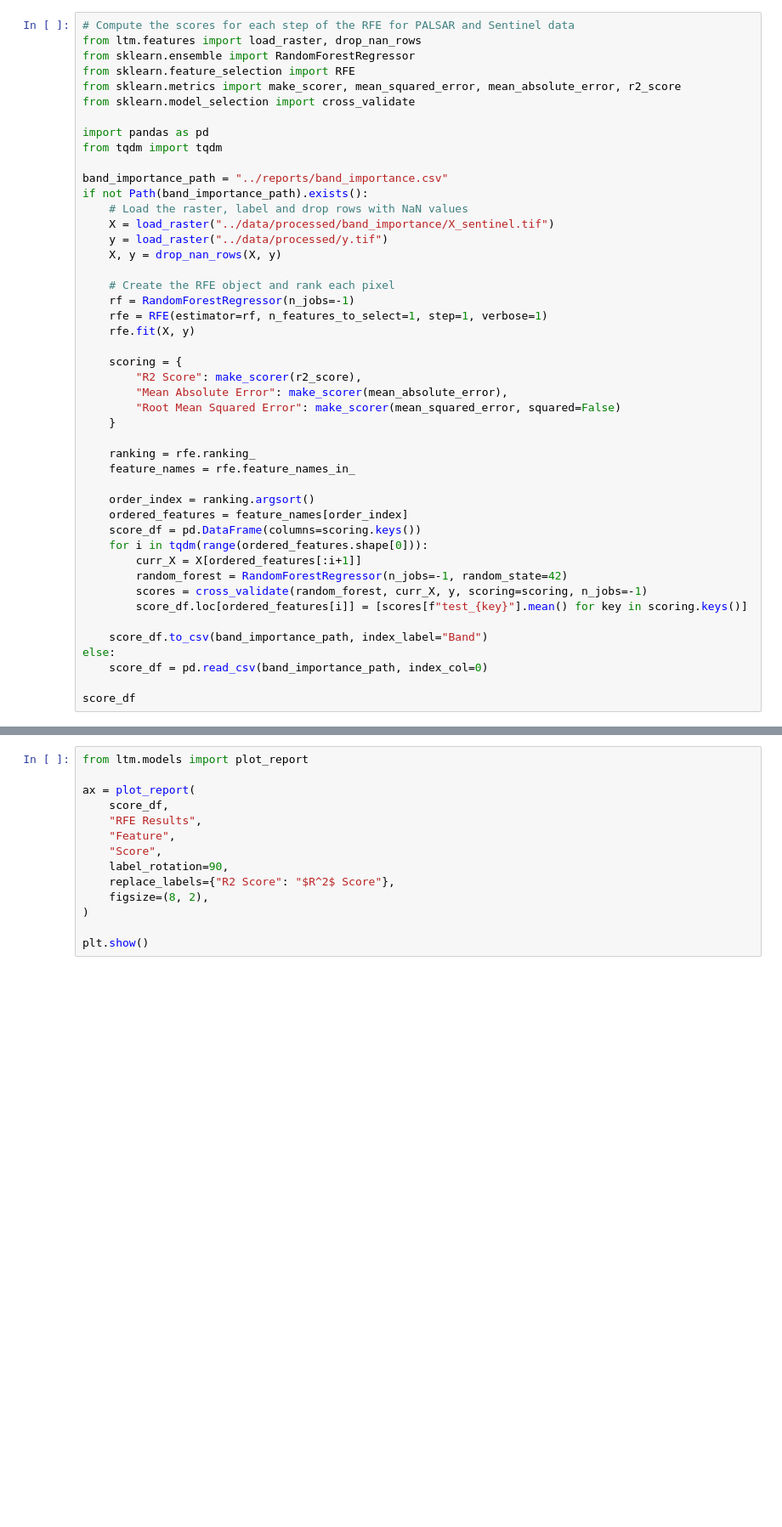
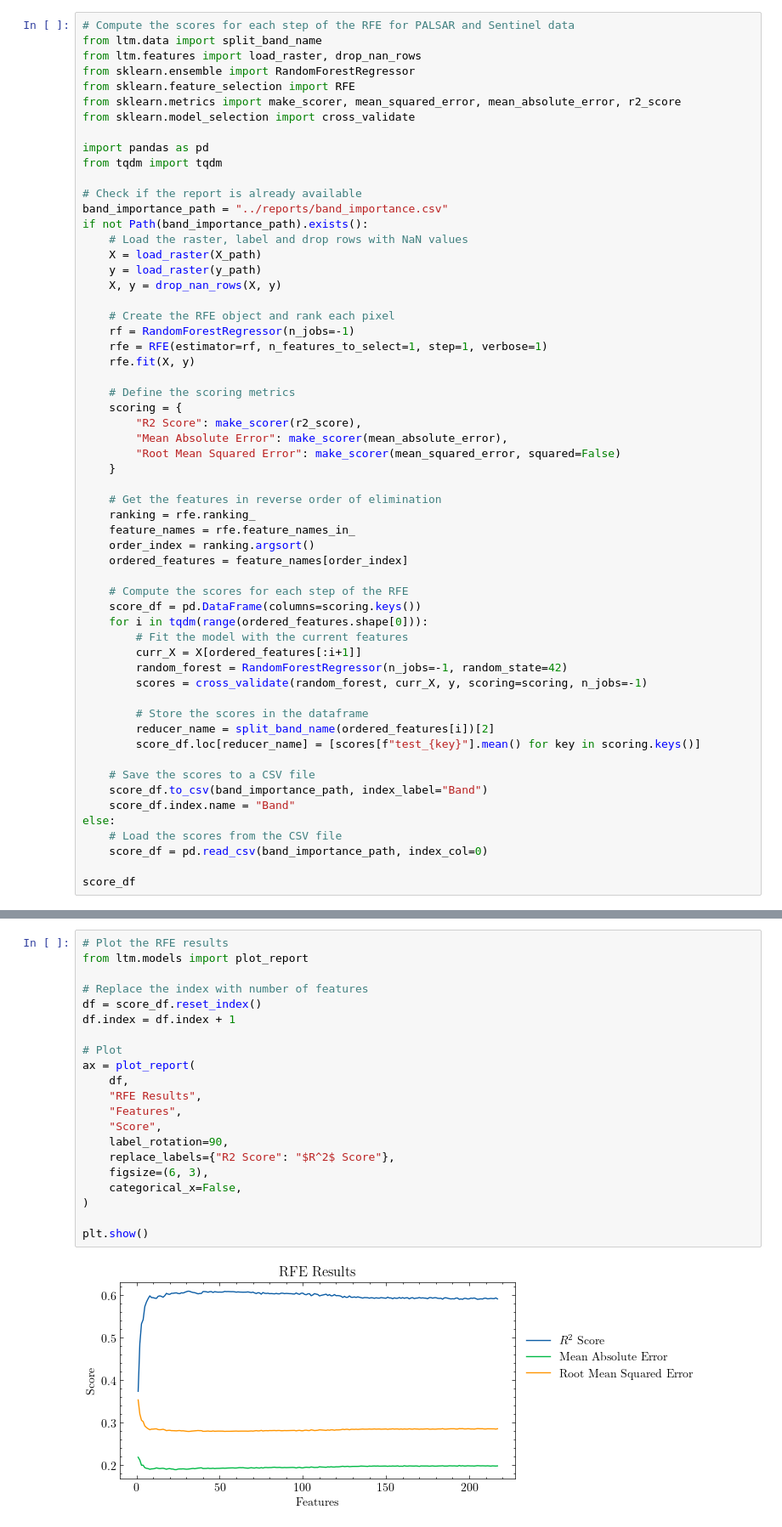
Before and after one commit to Lumcoin/leaf-type-mixture, a Jupyter notebook: notebooks/1-ph-band-importance.ipynb, the cells around one changed output, grey strips where cells are left out. Shown at 85% size. Saved outputs shown, nothing was run; the diff lists cells and outputs as text; blank space fills up the shorter version.

```diff
--- a/notebooks/1-ph-band-importance.ipynb
+++ b/notebooks/1-ph-band-importance.ipynb
@@ -66,5 +113,6 @@ plt.show()
 # %%
 # Compute the scores for each step of the RFE for PALSAR and Sentinel data
+from ltm.data import split_band_name
 from ltm.features import load_raster, drop_nan_rows
 from sklearn.ensemble import RandomForestRegressor
 from sklearn.feature_selection import RFE
@@ -74,11 +122,12 @@ from sklearn.model_selection import cross_validate
 import pandas as pd
 from tqdm import tqdm
 
+# Check if the report is already available
 band_importance_path = "../reports/band_importance.csv"
 if not Path(band_importance_path).exists():
     # Load the raster, label and drop rows with NaN values
-    X = load_raster("../data/processed/band_importance/X_sentinel.tif")
-    y = load_raster("../data/processed/y.tif")
+    X = load_raster(X_path)
+    y = load_raster(y_path)
     X, y = drop_nan_rows(X, y)
 
     # Create the RFE object and rank each pixel
@@ -86,26 +135,36 @@ if not Path(band_importance_path).exists():
     rfe = RFE(estimator=rf, n_features_to_select=1, step=1, verbose=1)
     rfe.fit(X, y)
 
+    # Define the scoring metrics
     scoring = {
         "R2 Score": make_scorer(r2_score),
         "Mean Absolute Error": make_scorer(mean_absolute_error),
         "Root Mean Squared Error": make_scorer(mean_squared_error, squared=False)
     }
 
+    # Get the features in reverse order of elimination
     ranking = rfe.ranking_
     feature_names = rfe.feature_names_in_
-
     order_index = ranking.argsort()
     ordered_features = feature_names[order_index]
+
+    # Compute the scores for each step of the RFE
     score_df = pd.DataFrame(columns=scoring.keys())
     for i in tqdm(range(ordered_features.shape[0])):
+        # Fit the model with the current features
         curr_X = X[ordered_features[:i+1]]
         random_forest = RandomForestRegressor(n_jobs=-1, random_state=42)
         scores = cross_validate(random_forest, curr_X, y, scoring=scoring, n_jobs=-1)
-        score_df.loc[ordered_features[i]] = [scores[f"test_{key}"].mean() for key in scoring.keys()]
 
+        # Store the scores in the dataframe
+        reducer_name = split_band_name(ordered_features[i])[2]
+        score_df.loc[reducer_name] = [scores[f"test_{key}"].mean() for key in scoring.keys()]
+
+    # Save the scores to a CSV file
     score_df.to_csv(band_importance_path, index_label="Band")
+    score_df.index.name = "Band"
 else:
+    # Load the scores from the CSV file
     score_df = pd.read_csv(band_importance_path, index_col=0)
 
 score_df
@@ -117,14 +186,23 @@ plt.style.use('science')
 # %%
+# Plot the RFE results
 from ltm.models import plot_report
 
+# Replace the index with number of features
+df = score_df.reset_index()
+df.index = df.index + 1
+
+# Plot
 ax = plot_report(
-    score_df,
+    df,
     "RFE Results",
-    "Feature",
+    "Features",
     "Score",
     label_rotation=90,
     replace_labels={"R2 Score": "$R^2$ Score"},
-    figsize=(8, 2),
+    figsize=(6, 3),
+    categorical_x=False,
 )
 
 plt.show()
+# %% [output]
+[figure, added]
```
Also changed, not shown: parts of 16 cells of this notebook, 5 other files.
